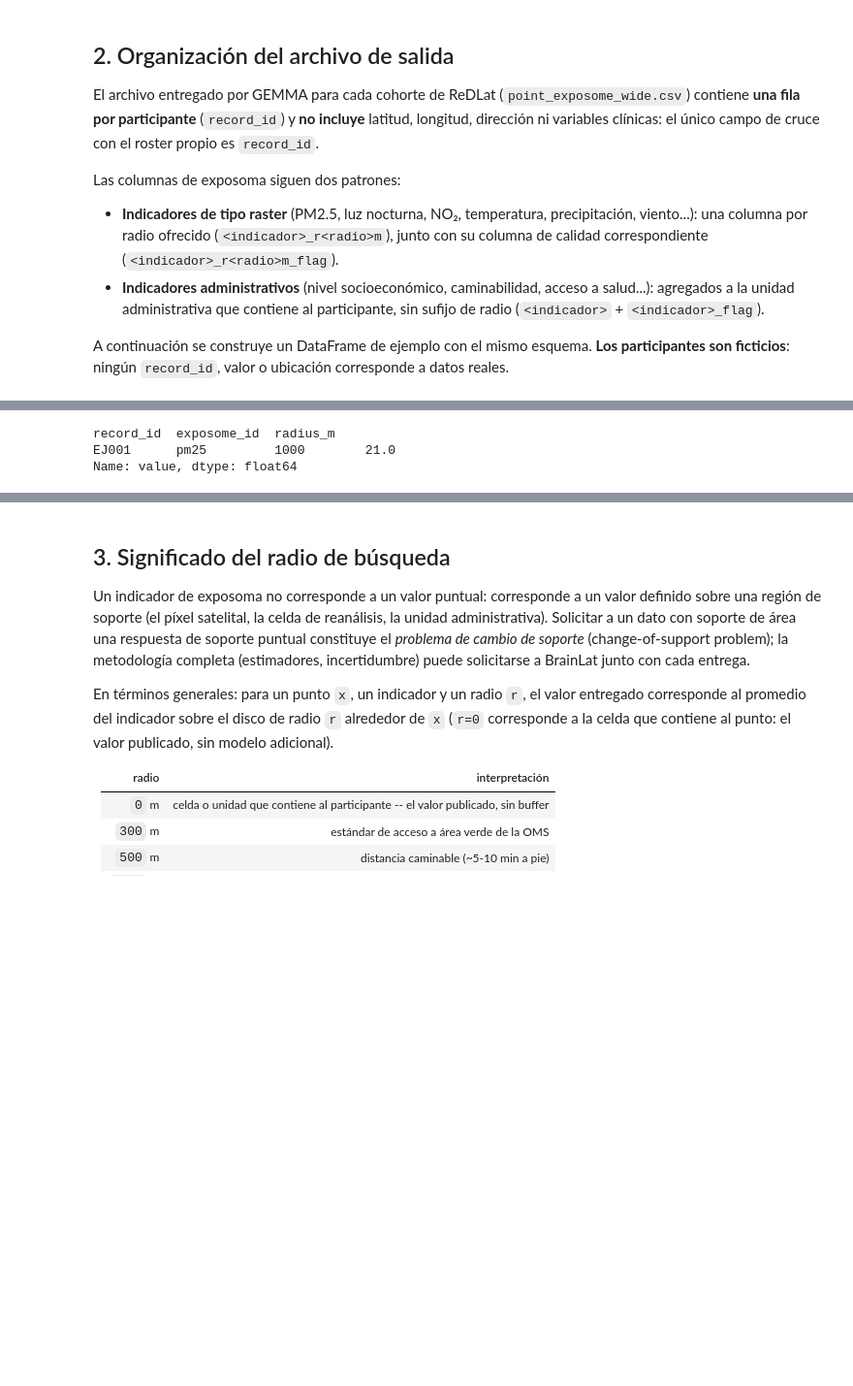
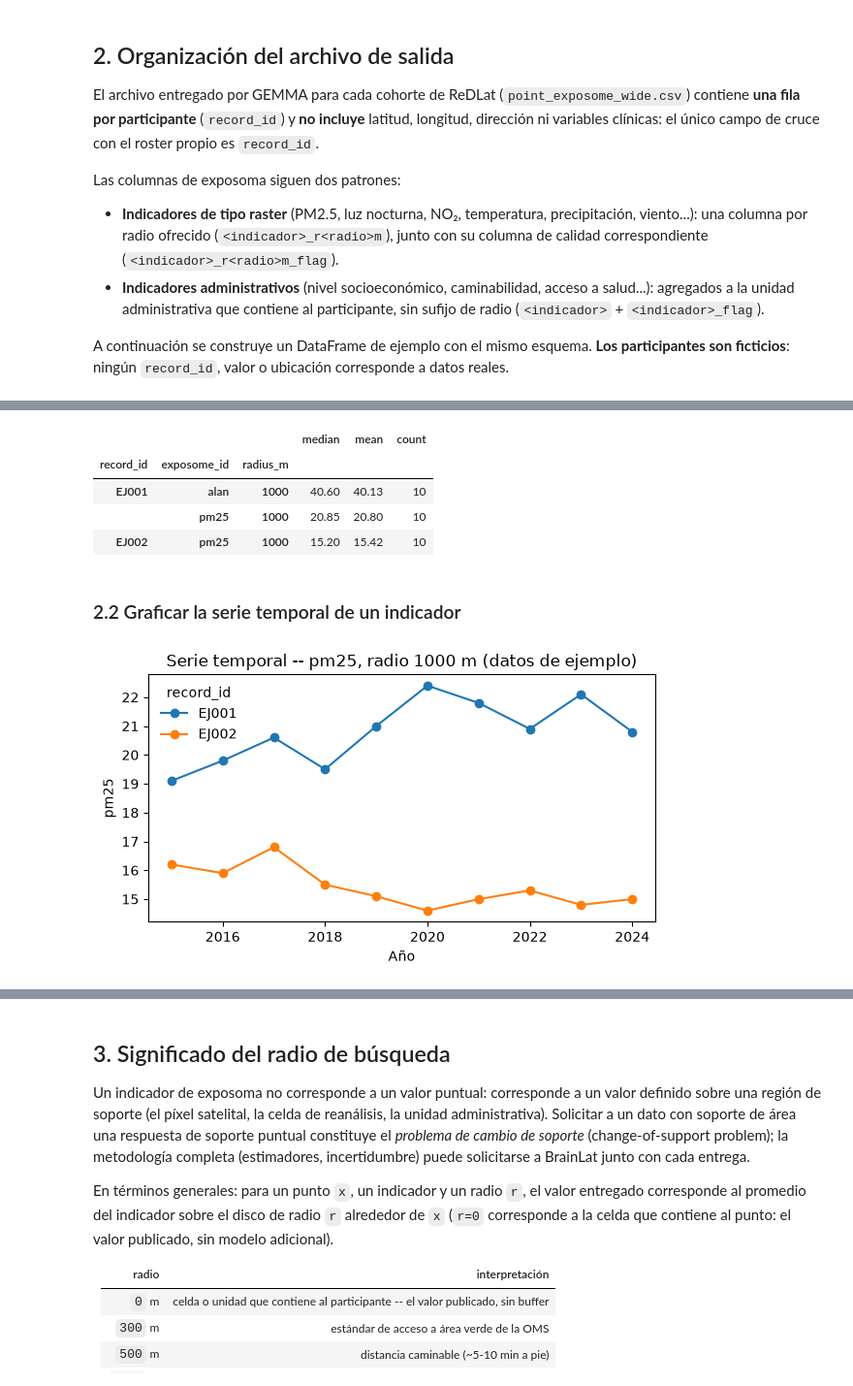
Before and after one commit to Bastian963/gemma-redlat-tutorial, a Jupyter notebook: gemma_redlat_tutorial.ipynb, the cells around one changed output, grey strips where cells are left out. Shown at 97% size. Cells and saved outputs as stored; diff of their text form; code cells hidden in the pictures; blank space fills up the shorter version.

```diff
--- a/gemma_redlat_tutorial.ipynb
+++ b/gemma_redlat_tutorial.ipynb
@@ -176,15 +178,51 @@ específico, la segunda es el valor de referencia del estudio.
 # %%
-# Ejemplo de serie anual en formato largo (estructura de point_exposome_annual.csv).
-example_annual = pd.DataFrame([
-    {"record_id": "EJ001", "exposome_id": "pm25", "radius_m": 1000, "year": 2018, "value": 19.5, "quality_flag": "ok"},
-    {"record_id": "EJ001", "exposome_id": "pm25", "radius_m": 1000, "year": 2019, "value": 21.0, "quality_flag": "ok"},
-    {"record_id": "EJ001", "exposome_id": "pm25", "radius_m": 1000, "year": 2020, "value": 22.4, "quality_flag": "ok"},
-])
+# Ejemplo de serie anual en formato largo (estructura de point_exposome_annual.csv),
+# para dos participantes y dos indicadores, 2015-2024.
+_anios = list(range(2015, 2025))
+_pm25_ej001 = [19.1, 19.8, 20.6, 19.5, 21.0, 22.4, 21.8, 20.9, 22.1, 20.8]
+_pm25_ej002 = [16.2, 15.9, 16.8, 15.5, 15.1, 14.6, 15.0, 15.3, 14.8, 15.0]
+_alan_ej001 = [36.0, 37.2, 38.5, 39.1, 40.0, 41.2, 41.8, 42.5, 42.9, 42.1]
 
-# La mediana que ya viene calculada en point_exposome_wide.csv se puede
-# reproducir así:
-example_annual.groupby(["record_id", "exposome_id", "radius_m"])["value"].median()
+example_annual = pd.DataFrame(
+    [{"record_id": "EJ001", "exposome_id": "pm25", "radius_m": 1000, "year": a, "value": v, "quality_flag": "ok"}
+     for a, v in zip(_anios, _pm25_ej001)]
+    + [{"record_id": "EJ002", "exposome_id": "pm25", "radius_m": 1000, "year": a, "value": v, "quality_flag": "ok"}
+       for a, v in zip(_anios, _pm25_ej002)]
+    + [{"record_id": "EJ001", "exposome_id": "alan", "radius_m": 1000, "year": a, "value": v, "quality_flag": "ok"}
+       for a, v in zip(_anios, _alan_ej001)]
+)
+
+# La mediana y el promedio que ya vienen calculados en point_exposome_wide.csv
+# se pueden reproducir así:
+example_annual.groupby(["record_id", "exposome_id", "radius_m"])["value"].agg(["median", "mean", "count"])
 # %% [output]
-record_id  exposome_id  radius_m
-EJ001      pm25         1000        21.0
-Name: value, dtype: float64
+|  |  |  | median | mean | count |
+| record_id | exposome_id | radius_m |  |  |  |
+| EJ001 | alan | 1000 | 40.60 | 40.13 | 10 |
+|  | pm25 | 1000 | 20.85 | 20.80 | 10 |
+| EJ002 | pm25 | 1000 | 15.20 | 15.42 | 10 |
+# %% [markdown]
+### 2.2 Graficar la serie temporal de un indicador
+# %%
+def graficar_serie_temporal(annual_df: pd.DataFrame, indicador: str, radio: int,
+                             record_ids: list[str] | None = None):
+    """Serie temporal (año vs. valor) de un indicador y radio, un trazo por participante."""
+    subset = annual_df[(annual_df["exposome_id"] == indicador) & (annual_df["radius_m"] == radio)]
+    if record_ids is not None:
+        subset = subset[subset["record_id"].isin(record_ids)]
+
+    fig, ax = plt.subplots(figsize=(6, 3.5))
+    for record_id, grupo in subset.sort_values("year").groupby("record_id"):
+        ax.plot(grupo["year"], grupo["value"], marker="o", label=record_id)
+    ax.set_xlabel("Año")
+    ax.set_ylabel(indicador)
+    ax.set_title(f"Serie temporal -- {indicador}, radio {radio} m (datos de ejemplo)")
+    ax.legend(frameon=False, title="record_id")
+    fig.tight_layout()
+    return fig, ax
+
+
+graficar_serie_temporal(example_annual, "pm25", 1000)
+plt.show()
+# %% [output]
+[figure, added]
```
Also changed, not shown: parts of 7 cells of this notebook.
